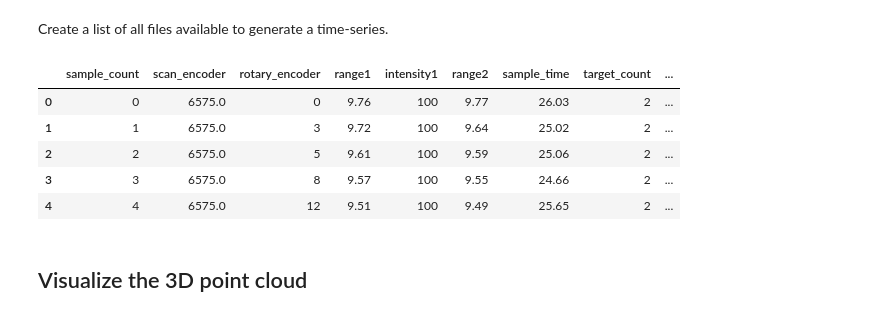
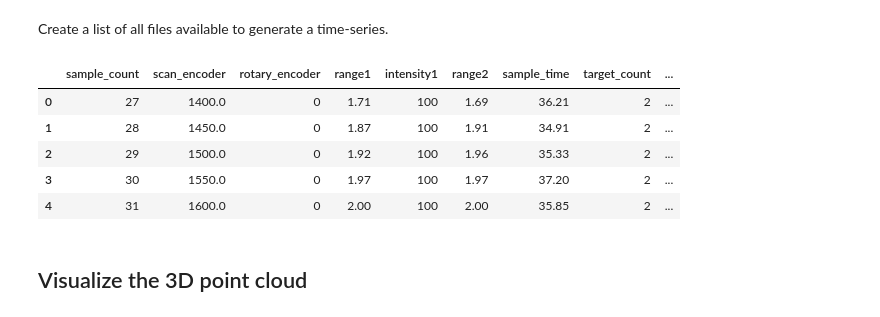
Before and after one commit to armstonj/pylidar-tls-canopy, a Jupyter notebook: notebooks/03_leaf_example.ipynb, the cells around one changed output. Cells and saved outputs as stored; diff of their text form; code cells hidden in the pictures.

```diff
--- a/notebooks/03_leaf_example.ipynb
+++ b/notebooks/03_leaf_example.ipynb
@@ -93,28 +129,29 @@ def plot_timseries_1d(dates, values, xlim=[None,None], ylim=[0,None], title=None
 # %% [markdown]
 Create a list of all files available to generate a time-series.
 # %%
+# SERC
 sensor = 363
+os.chdir(f'/gpfs/data1/vclgp/data/leaf/serc/01Nov22/{sensor:d}/data')
+hemi_csv_list = glob.glob('ESS?????_*_hemi_*.csv')
+hinge_csv_list = glob.glob('ESS?????_*_hinge_*.csv')
+ground_csv_list = glob.glob('data/ESS?????_*_ground_*.csv')
+power_csv_list = glob.glob('pwr/ESS?????_pwr_*.csv')
 
-os.chdir(f'/gpfs/data1/vclgp/data/leaf/01Nov22/{sensor:d}')
-
-# Data files
-hemi_csv_list = glob.glob('data/ESS?????_*_hemi_*.csv')
-hinge_csv_list = glob.glob('data/ESS?????_*_hinge_*.csv')
-ground_csv_list = glob.glob('data/ESS?????_*_ground_*.csv')
-
-# Power files
-power_csv_list = glob.glob('pwr/ESS?????_pwr_*.csv')
+# Wytham
+sensor = 301
+os.chdir(f'/gpfs/data1/vclgp/data/leaf/wytham/{sensor:d}')
+hemi_csv_list = glob.glob('ESS?????_*_hemi_*.csv')
+hinge_csv_list = glob.glob('ESS?????_*_hinge_*.csv')
 # %%
-with leaf_io.LeafScanFile(hinge_csv_list[0], sensor_height=1.5) as f:
-    df = f.data
+df = leaf_io.LeafScanFile(hemi_csv_list[1], sensor_height=1.5).data
 df.head()
 # %% [output]
 |  | sample_count | scan_encoder | rotary_encoder | range1 | intensity1 | range2 | sample_time | target_count | ... |
-| 0 | 0 | 6575.0 | 0 | 9.76 | 100 | 9.77 | 26.03 | 2 | ... |
-| 1 | 1 | 6575.0 | 3 | 9.72 | 100 | 9.64 | 25.02 | 2 | ... |
-| 2 | 2 | 6575.0 | 5 | 9.61 | 100 | 9.59 | 25.06 | 2 | ... |
-| 3 | 3 | 6575.0 | 8 | 9.57 | 100 | 9.55 | 24.66 | 2 | ... |
-| 4 | 4 | 6575.0 | 12 | 9.51 | 100 | 9.49 | 25.65 | 2 | ... |
+| 0 | 27 | 1400.0 | 0 | 1.71 | 100 | 1.69 | 36.21 | 2 | ... |
+| 1 | 28 | 1450.0 | 0 | 1.87 | 100 | 1.91 | 34.91 | 2 | ... |
+| 2 | 29 | 1500.0 | 0 | 1.92 | 100 | 1.96 | 35.33 | 2 | ... |
+| 3 | 30 | 1550.0 | 0 | 1.97 | 100 | 1.97 | 37.20 | 2 | ... |
+| 4 | 31 | 1600.0 | 0 | 2.00 | 100 | 2.00 | 35.85 | 2 | ... |
 # %% [markdown]
 ## Visualize the 3D point cloud
 # %% [markdown]
```
Also changed, not shown: parts of 21 cells of this notebook, 1 other file.
